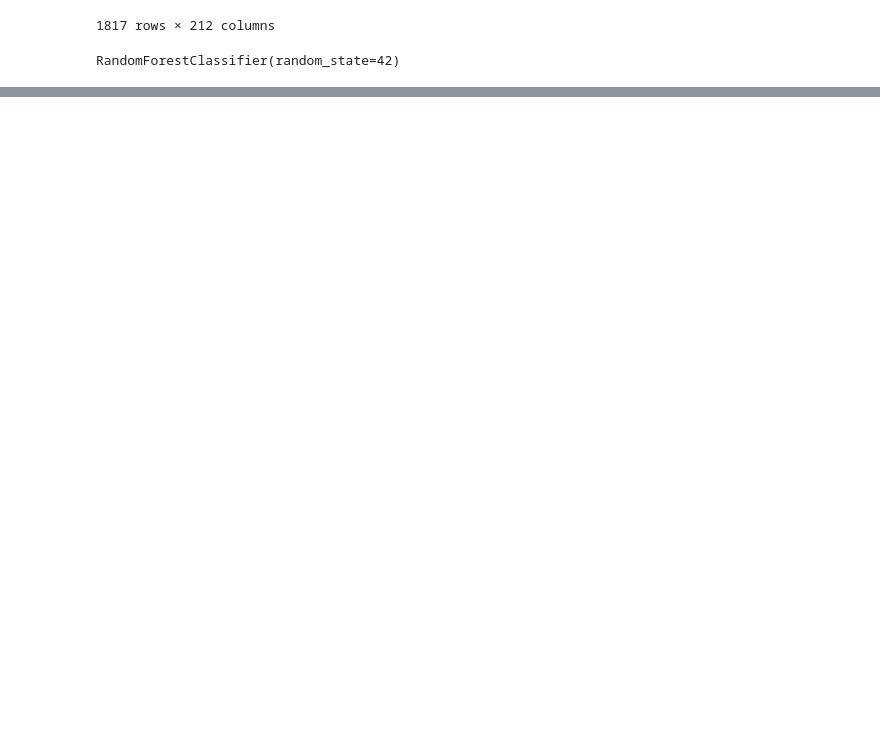
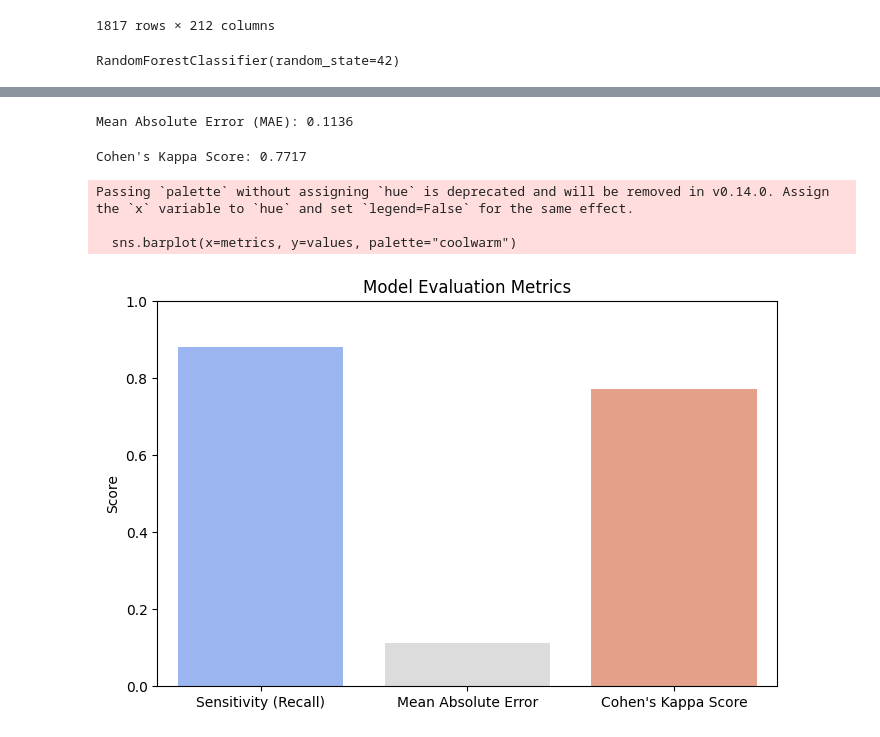
Before and after one commit to Madhuanabala/breast-cancer, a Jupyter notebook: Randomforest.ipynb, the cells around one changed output, grey strips where cells are left out. Drawn from its saved outputs; the diff is of its cells as text; code cells hidden in the pictures; blank space fills up the shorter version.

```diff
--- a/Randomforest.ipynb
+++ b/Randomforest.ipynb
@@ -77,0 +103,28 @@ plt.show()
+# %%
+# Mean Absolute Error (MAE)
+mae = mean_absolute_error(Y_test, y_pred)
+print(f"\nMean Absolute Error (MAE): {mae:.4f}")
+# %% [output]
+Mean Absolute Error (MAE): 0.1136
+# %%
+# Cohen's Kappa Score
+kappa = cohen_kappa_score(Y_test, y_pred)
+print(f"\nCohen's Kappa Score: {kappa:.4f}")
+# %% [output]
+Cohen's Kappa Score: 0.7717
+# %%
+# Plot Sensitivity, MAE, and Kappa Score
+metrics = ["Sensitivity (Recall)", "Mean Absolute Error", "Cohen's Kappa Score"]
+values = [sensitivity, mae, kappa]
+
+plt.figure(figsize=(8, 5))
+sns.barplot(x=metrics, y=values, palette="coolwarm")
+plt.ylabel("Score")
+plt.title("Model Evaluation Metrics")
+plt.ylim(0, 1)  # Since metrics are between 0 and 1
+plt.show()
+# %% [output]
+Passing `palette` without assigning `hue` is deprecated and will be removed in v0.14.0. Assign the `x` variable to `hue` and set `legend=False` for the same effect.
+
+  sns.barplot(x=metrics, y=values, palette="coolwarm")
+[figure, added]
```
Also changed, not shown: parts of 7 cells of this notebook.
